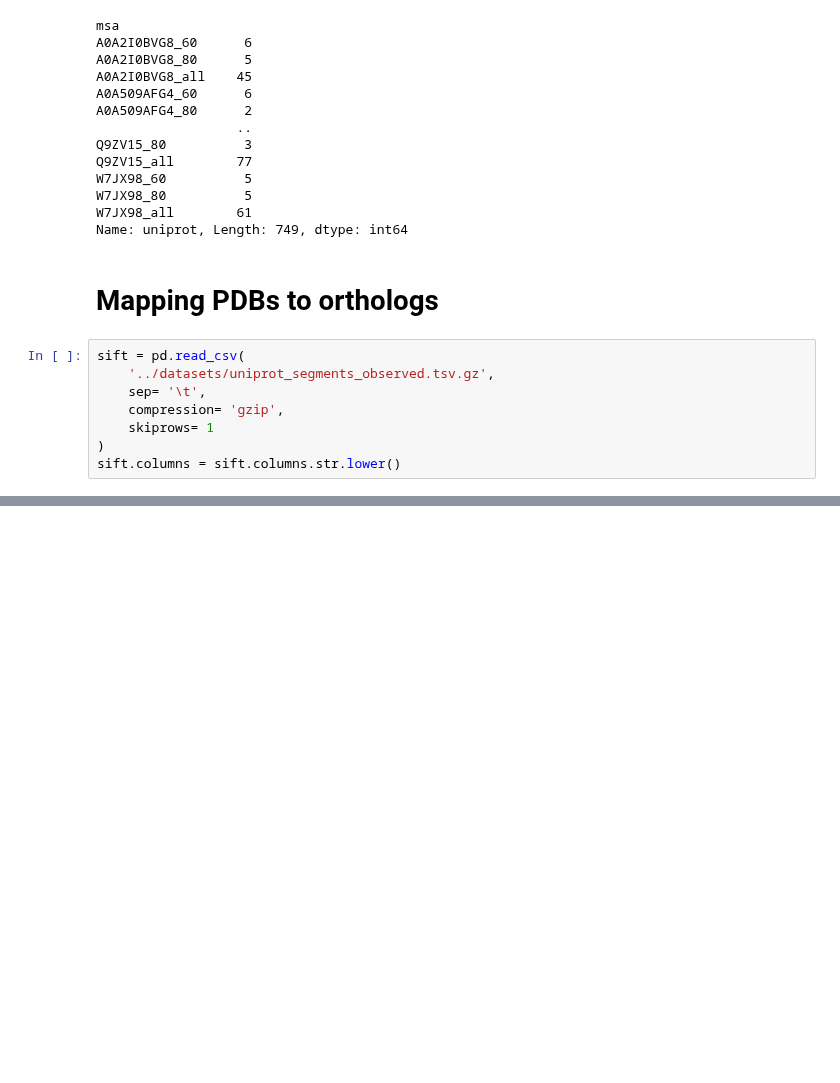
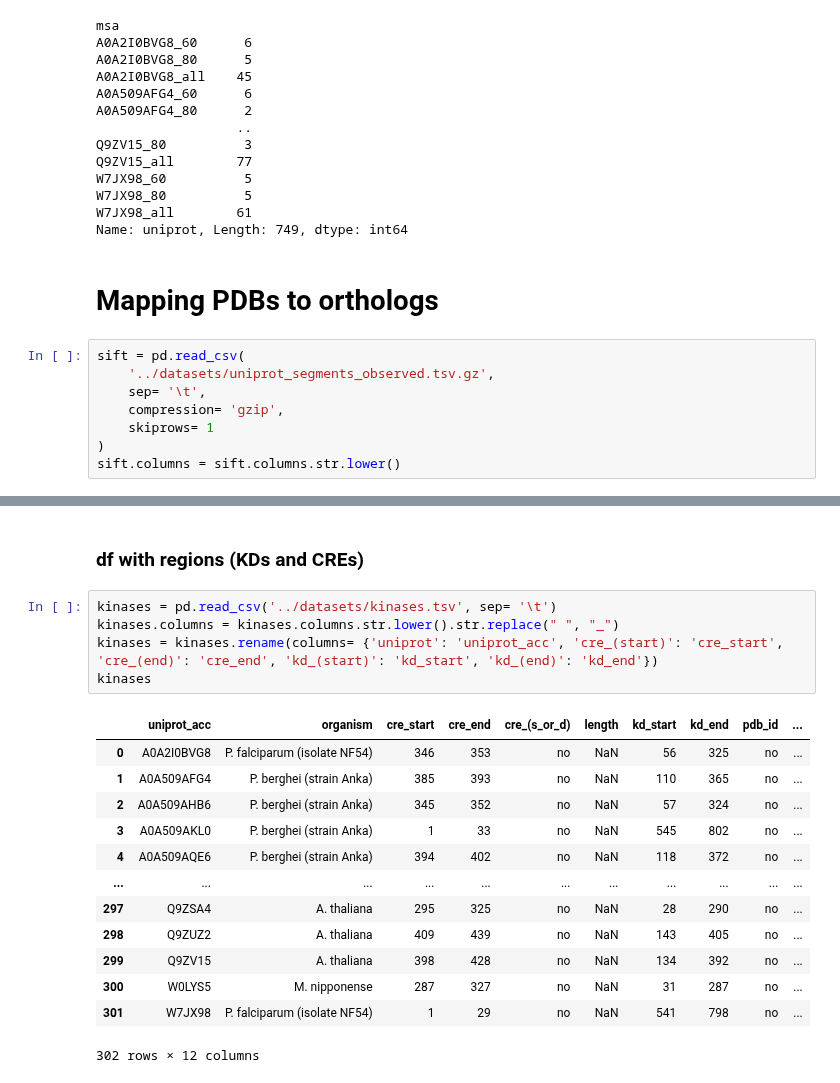
Before and after one commit to alvaro-2/cis-reg, a Jupyter notebook: scripts/orthologs.ipynb, the cells around one changed output, grey strips where cells are left out. Drawn from its saved outputs; the diff is of its cells as text; blank space fills up the shorter version.

```diff
--- a/scripts/orthologs.ipynb
+++ b/scripts/orthologs.ipynb
@@ -143,0 +169,21 @@ pdb_uniprot
+# %% [markdown]
+### df with regions (KDs and CREs)
+# %%
+kinases = pd.read_csv('../datasets/kinases.tsv', sep= '\t')
+kinases.columns = kinases.columns.str.lower().str.replace(" ", "_")
+kinases = kinases.rename(columns= {'uniprot': 'uniprot_acc', 'cre_(start)': 'cre_start', 'cre_(end)': 'cre_end', 'kd_(start)': 'kd_start', 'kd_(end)': 'kd_end'})
+kinases
+# %% [output]
+|  | uniprot_acc | organism | cre_start | cre_end | cre_(s_or_d) | length | kd_start | kd_end | pdb_id | ... |
+| 0 | A0A2I0BVG8 | P. falciparum (isolate NF54) | 346 | 353 | no | NaN | 56 | 325 | no | ... |
+| 1 | A0A509AFG4 | P. berghei (strain Anka) | 385 | 393 | no | NaN | 110 | 365 | no | ... |
+| 2 | A0A509AHB6 | P. berghei (strain Anka) | 345 | 352 | no | NaN | 57 | 324 | no | ... |
+| 3 | A0A509AKL0 | P. berghei (strain Anka) | 1 | 33 | no | NaN | 545 | 802 | no | ... |
+| 4 | A0A509AQE6 | P. berghei (strain Anka) | 394 | 402 | no | NaN | 118 | 372 | no | ... |
+| ... | ... | ... | ... | ... | ... | ... | ... | ... | ... | ... |
+| 297 | Q9ZSA4 | A. thaliana | 295 | 325 | no | NaN | 28 | 290 | no | ... |
+| 298 | Q9ZUZ2 | A. thaliana | 409 | 439 | no | NaN | 143 | 405 | no | ... |
+| 299 | Q9ZV15 | A. thaliana | 398 | 428 | no | NaN | 134 | 392 | no | ... |
+| 300 | W0LYS5 | M. nipponense | 287 | 327 | no | NaN | 31 | 287 | no | ... |
+| 301 | W7JX98 | P. falciparum (isolate NF54) | 1 | 29 | no | NaN | 541 | 798 | no | ... |
+302 rows × 12 columns
```
Also changed, not shown: parts of 12 cells of this notebook.
